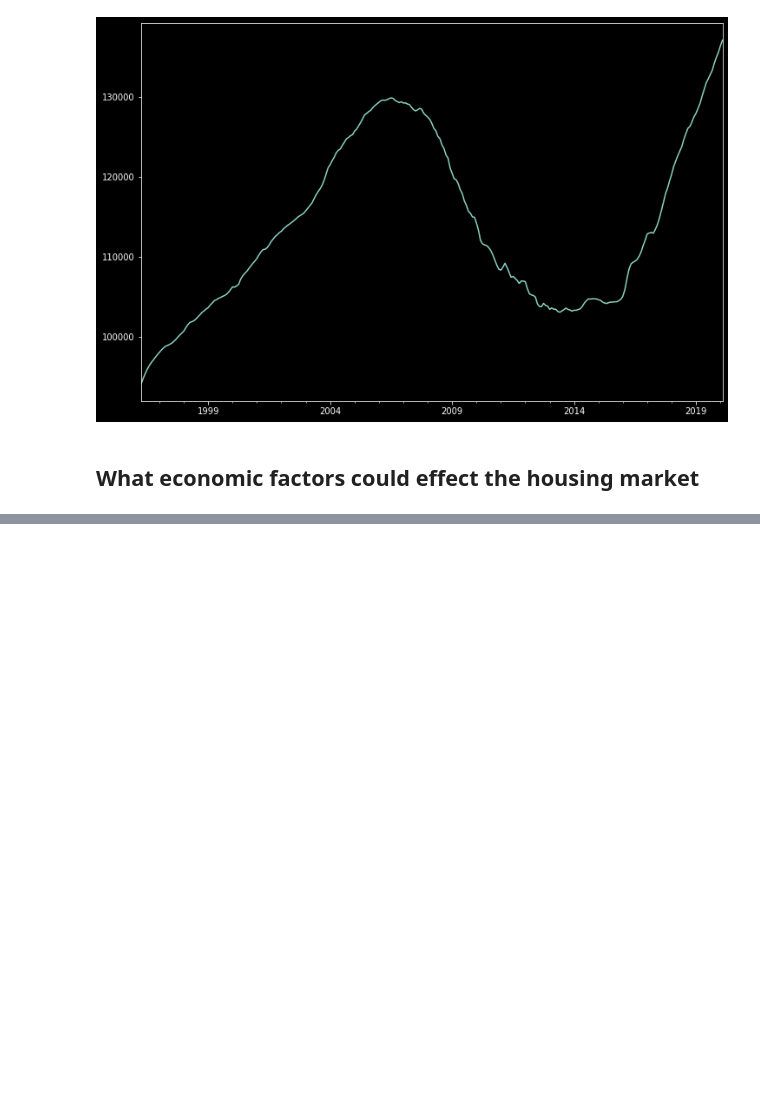
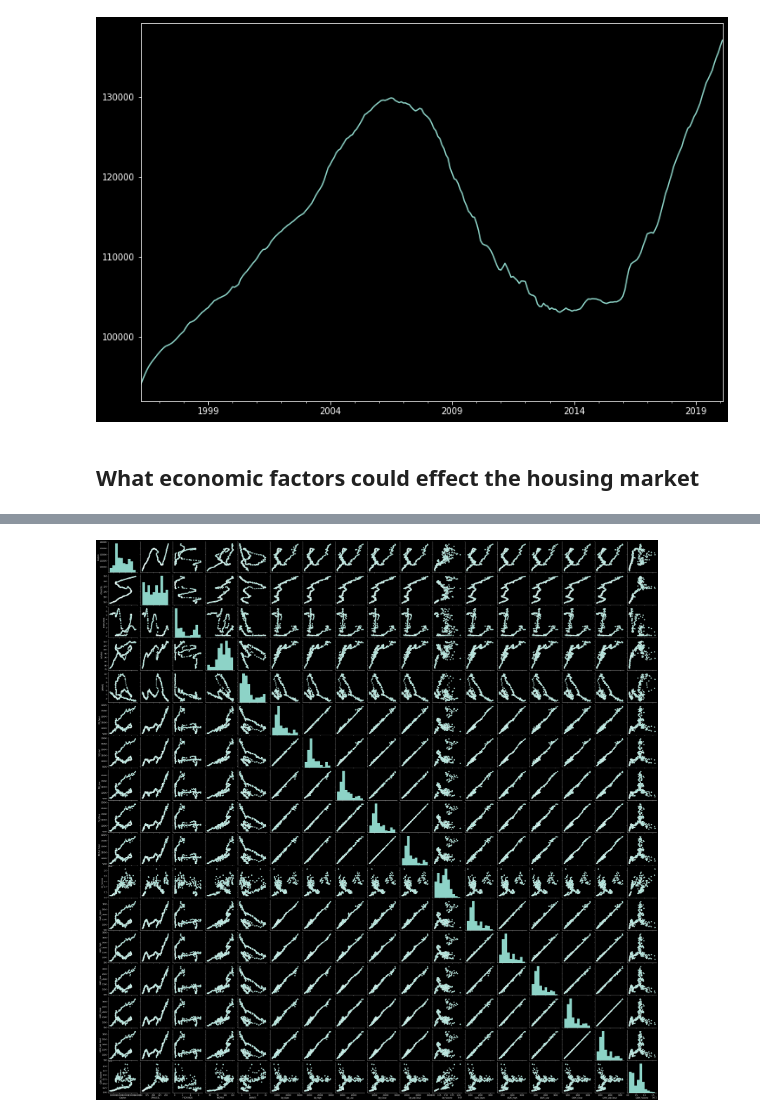
Before and after one commit to bimmerbailey/zillow_data_analysis, a Jupyter notebook: time_series.ipynb, the cells around one changed output, grey strips where cells are left out. Cells and saved outputs as stored; diff of their text form; code cells hidden in the pictures; blank space fills up the shorter version.

```diff
--- a/time_series.ipynb
+++ b/time_series.ipynb
@@ -112,0 +123,4 @@ econ_data[['FEDFUNDS', 'UNRATE']].plot();
+# %%
+sns.pairplot(dayton_housing);
+# %% [output]
+[figure, added]
```
Also changed, not shown: parts of 14 cells of this notebook, 2 other files.
